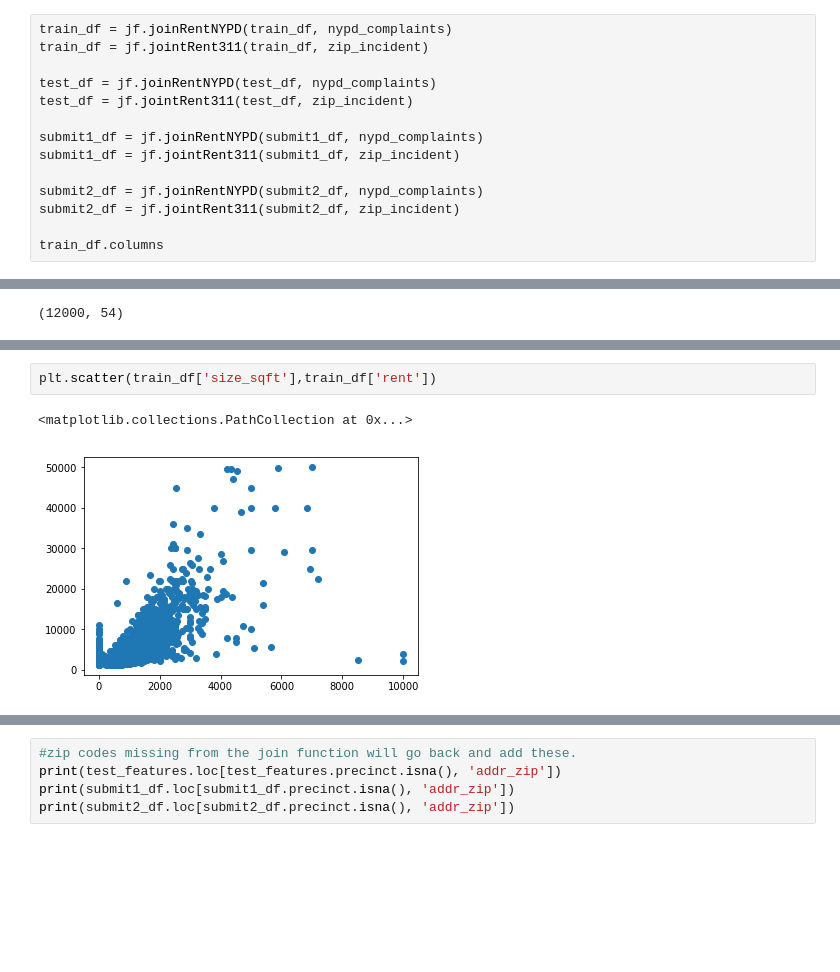
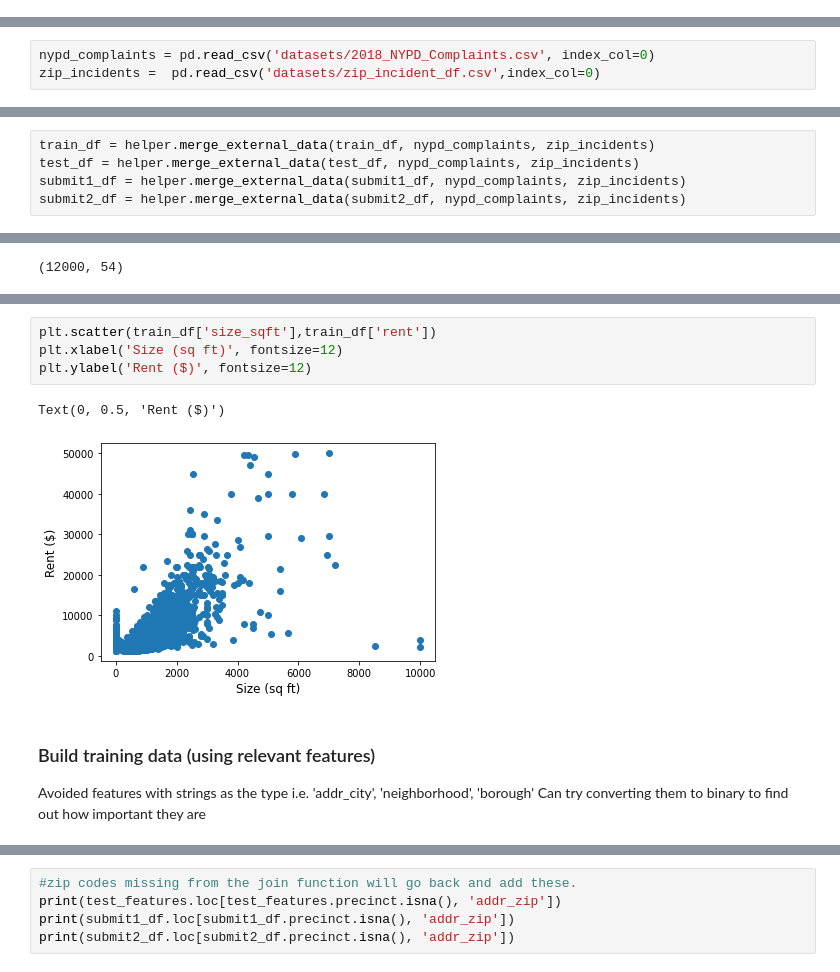
Before and after one commit to CSC599-70-GIN/RentPrediction, a Jupyter notebook: main.ipynb, the cells around one changed output, grey strips where cells are left out. Cells and saved outputs as stored; diff of their text form; blank space fills up the shorter version.

Commit message:
updated notebook with descriptive headers, refactored code into helper functions

```diff
--- a/main.ipynb
+++ b/main.ipynb
@@ -27,14 +23,0 @@ zip_incident =  pd.read_csv('zip_incident_df.csv',index_col=0)
-# %%
-train_df = jf.joinRentNYPD(train_df, nypd_complaints)
-train_df = jf.jointRent311(train_df, zip_incident)
-
-test_df = jf.joinRentNYPD(test_df, nypd_complaints)
-test_df = jf.jointRent311(test_df, zip_incident)
-
-submit1_df = jf.joinRentNYPD(submit1_df, nypd_complaints)
-submit1_df = jf.jointRent311(submit1_df, zip_incident)
-
-submit2_df = jf.joinRentNYPD(submit2_df, nypd_complaints)
-submit2_df = jf.jointRent311(submit2_df, zip_incident)
-
-train_df.columns
@@ -54,0 +35,3 @@ Index(['addr_unit', 'building_id', 'bedrooms', 'bathrooms', 'size_sqft',
+# %%
+nypd_complaints = pd.read_csv('datasets/2018_NYPD_Complaints.csv', index_col=0)
+zip_incidents =  pd.read_csv('datasets/zip_incident_df.csv',index_col=0)
@@ -54,0 +40,5 @@ Index(['addr_unit', 'building_id', 'bedrooms', 'bathrooms', 'size_sqft',
+# %%
+train_df = helper.merge_external_data(train_df, nypd_complaints, zip_incidents)
+test_df = helper.merge_external_data(test_df, nypd_complaints, zip_incidents)
+submit1_df = helper.merge_external_data(submit1_df, nypd_complaints, zip_incidents)
+submit2_df = helper.merge_external_data(submit2_df, nypd_complaints, zip_incidents)
@@ -83,6 +91,12 @@ train_df.sample(5).transpose()
 # %%
 plt.scatter(train_df['size_sqft'],train_df['rent'])
+plt.xlabel('Size (sq ft)', fontsize=12)
+plt.ylabel('Rent ($)', fontsize=12)
 # %% [output]
-<matplotlib.collections.PathCollection at 0x...>
+Text(0, 0.5, 'Rent ($)')
-[figure, old version]
+[figure, new version]
+# %% [markdown]
+### Build training data (using relevant features)
+Avoided features with strings as the type i.e. 'addr_city', 'neighborhood', 'borough'
+Can try converting them to binary to find out how important they are
 # %%
```
Also changed, not shown: parts of 72 cells of this notebook, 2 other files.
